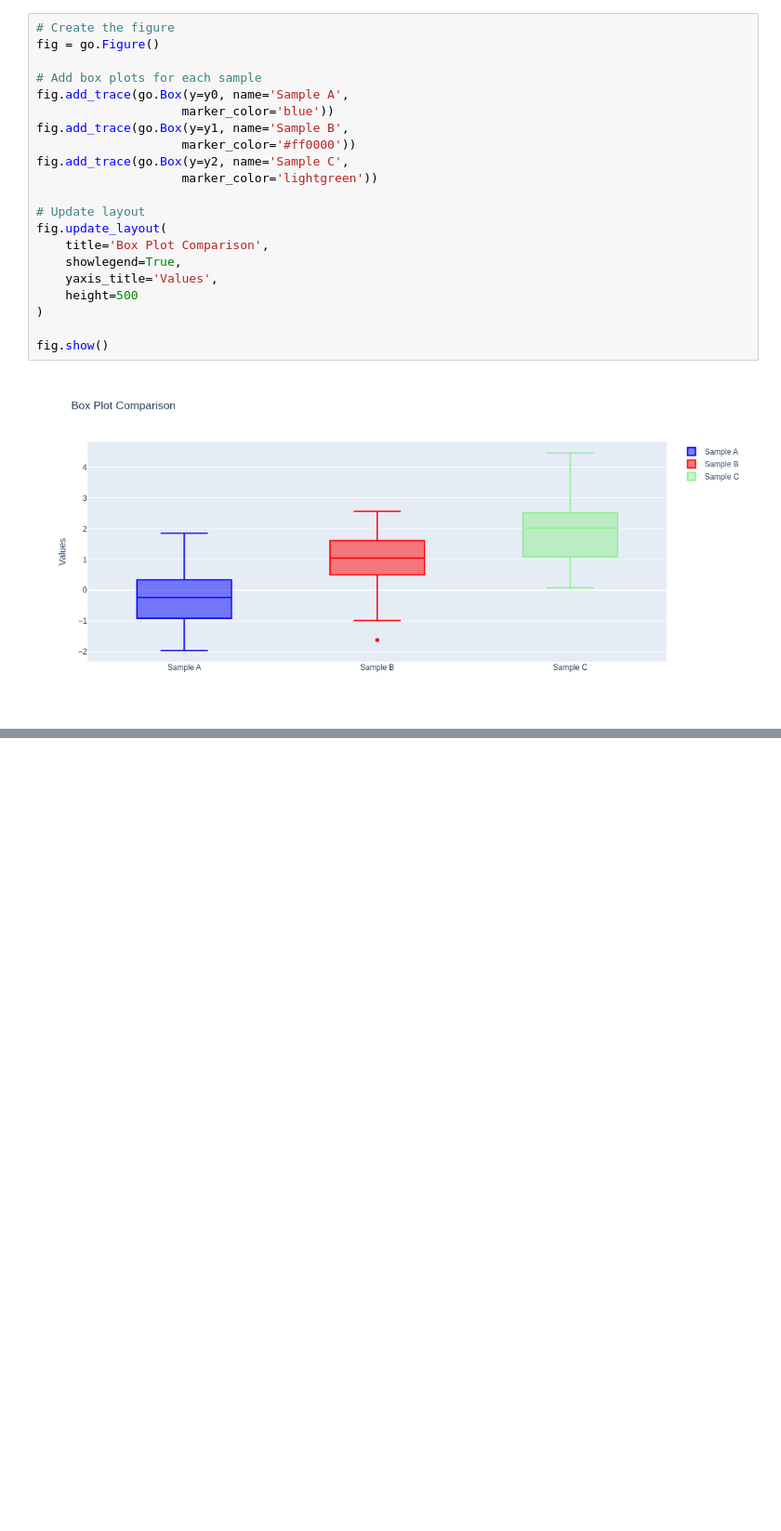
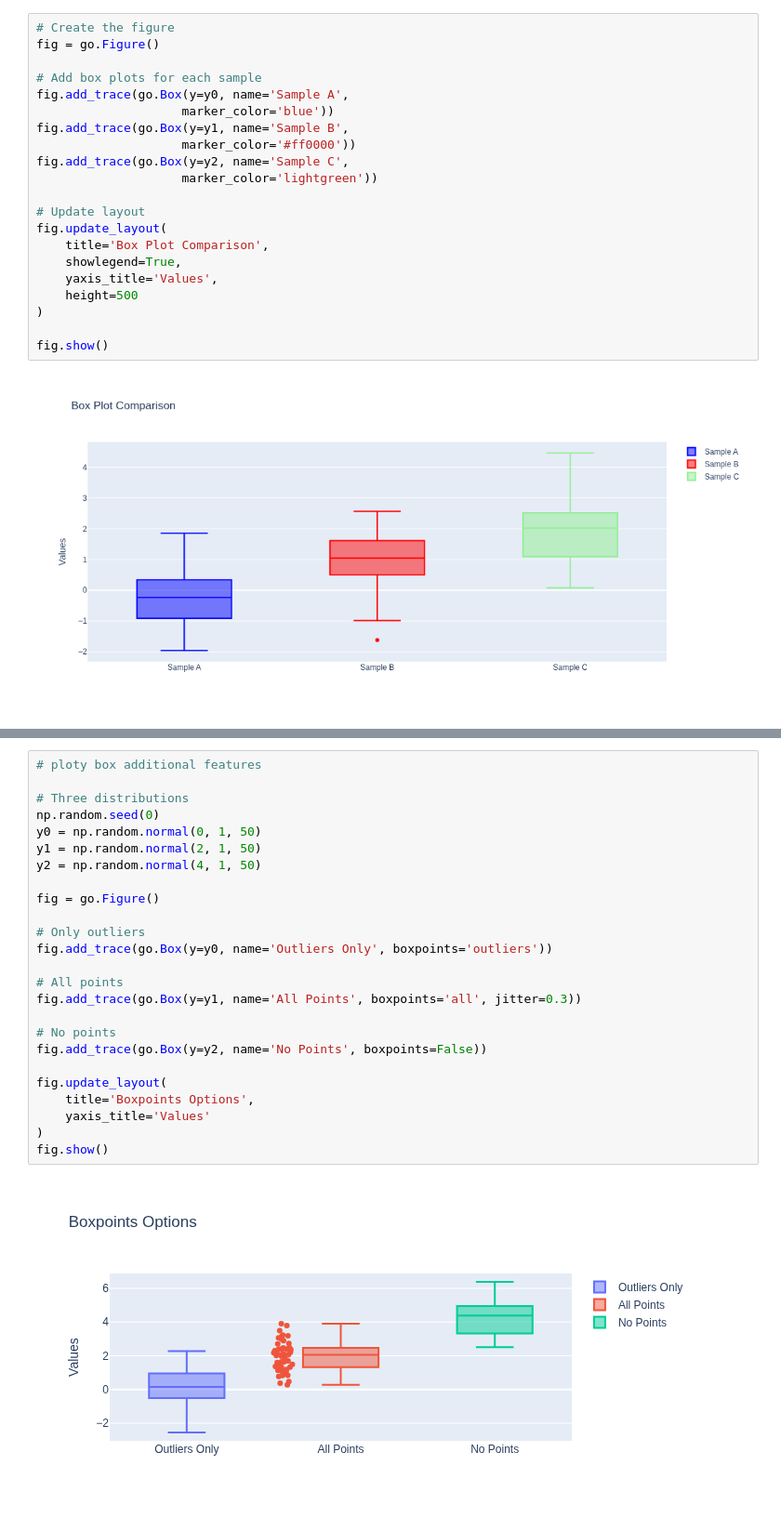
Before and after one commit to stkisengese/visualizations, a Jupyter notebook: ex07_plotly_box_plots.ipynb, the cells around one changed output, grey strips where cells are left out. Shown at 93% size. Cells and saved outputs as stored; diff of their text form; blank space fills up the shorter version.

```diff
--- a/ex07_plotly_box_plots.ipynb
+++ b/ex07_plotly_box_plots.ipynb
@@ -34,0 +53,27 @@ fig.show()
+# %%
+# ploty box additional features
+
+# Three distributions
+np.random.seed(0)
+y0 = np.random.normal(0, 1, 50)
+y1 = np.random.normal(2, 1, 50)
+y2 = np.random.normal(4, 1, 50)
+
+fig = go.Figure()
+
+# Only outliers
+fig.add_trace(go.Box(y=y0, name='Outliers Only', boxpoints='outliers'))
+
+# All points
+fig.add_trace(go.Box(y=y1, name='All Points', boxpoints='all', jitter=0.3))
+
+# No points
+fig.add_trace(go.Box(y=y2, name='No Points', boxpoints=False))
+
+fig.update_layout(
+    title='Boxpoints Options',
+    yaxis_title='Values'
+)
+fig.show()
+# %% [output]
+[figure, added]
```
Also changed, not shown: parts of 2 cells of this notebook.
